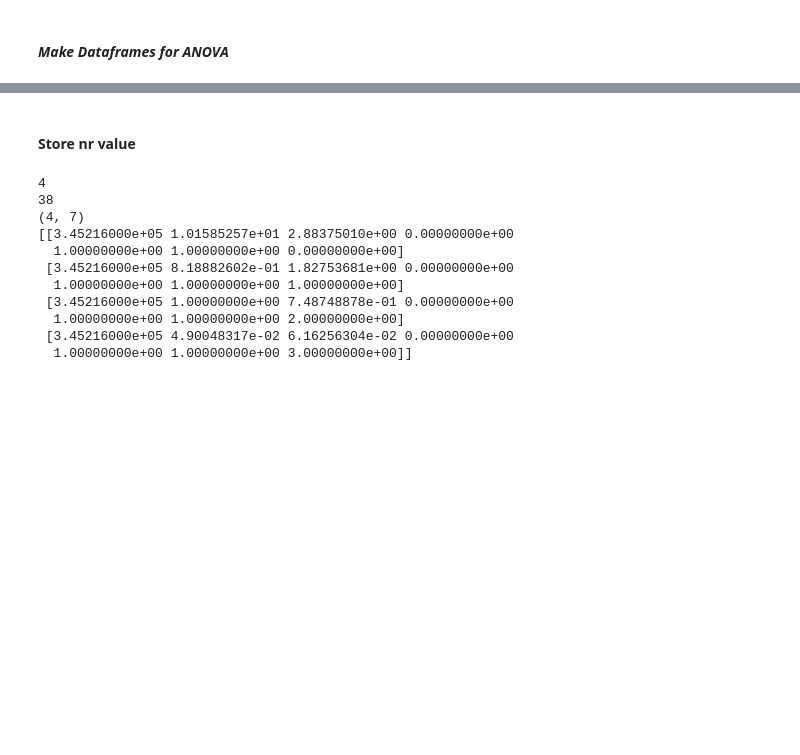
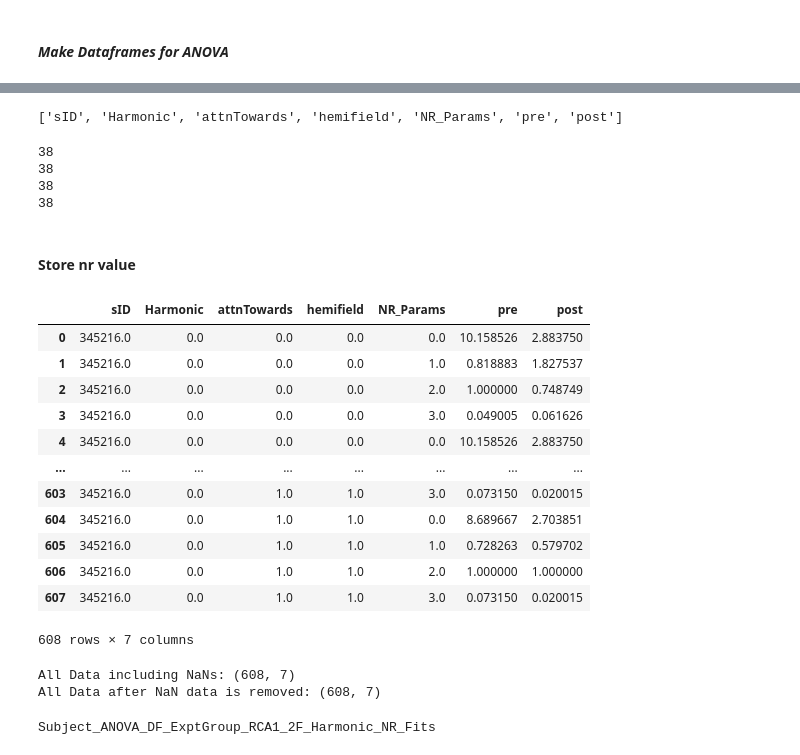
Before and after one commit to PatriciaNL/SSRP_Analysis, a Jupyter notebook: NakaRushtonFits_Script.ipynb, the cells around one changed output, grey strips where cells are left out. Drawn from its saved outputs; the diff is of its cells as text; code cells hidden in the pictures; blank space fills up the shorter version.

```diff
--- a/NakaRushtonFits_Script.ipynb
+++ b/NakaRushtonFits_Script.ipynb
@@ -670,19 +676,53 @@ for conds in range(4):
+# %%
+headers = ['sID','Harmonic','attnTowards','hemifield', 'NR_Params','pre','post',]
+print(headers)
+# %% [output]
+['sID', 'Harmonic', 'attnTowards', 'hemifield', 'NR_Params', 'pre', 'post']
+# %%
+GoodSubjs = np.ones((int(len(Subj_Ids))))
+# %%
+temp_df_storage = {}
+
+for CombineFrames in range(4):
+    GoodSubjMats = [NakaRushtonConditon_dfs[CombineFrames][i] for i in range(len(GoodSubjs)) if GoodSubjs[i] == 1]
+    print(len(GoodSubjMats))
+    temp_df_storage[CombineFrames] = np.concatenate(GoodSubjMats,axis = 0)
+# %% [output]
+38
+38
+38
+38
+# %%
+arr2list = list(temp_df_storage.values()) # turn array into a list
+CombineAllDataFrames = np.concatenate(arr2list,axis = 0) # concatenate the 4 conditon data frames into 1
+Add_Headers_2_DF = pd.DataFrame(CombineAllDataFrames, columns = headers) # add headers to mat
 # %% [markdown]
 #### Store nr value
-# %%
-print(len(NakaRushtonConditon_dfs))
-print(len(NakaRushtonConditon_dfs[0]))
-print((NakaRushtonConditon_dfs[0][0].shape))
-print((NakaRushtonConditon_dfs[0][0]))
-# %% [output]
-4
-38
-(4, 7)
-[[3.45216000e+05 1.01585257e+01 2.88375010e+00 0.00000000e+00
-  1.00000000e+00 1.00000000e+00 0.00000000e+00]
- [3.45216000e+05 8.18882602e-01 1.82753681e+00 0.00000000e+00
-  1.00000000e+00 1.00000000e+00 1.00000000e+00]
- [3.45216000e+05 1.00000000e+00 7.48748878e-01 0.00000000e+00
-  1.00000000e+00 1.00000000e+00 2.00000000e+00]
- [3.45216000e+05 4.90048317e-02 6.16256304e-02 0.00000000e+00
-  1.00000000e+00 1.00000000e+00 3.00000000e+00]]
+# %%
+Add_Headers_2_DF
+# %% [output]
+|  | sID | Harmonic | attnTowards | hemifield | NR_Params | pre | post |
+| 0 | 345216.0 | 0.0 | 0.0 | 0.0 | 0.0 | 10.158526 | 2.883750 |
+| 1 | 345216.0 | 0.0 | 0.0 | 0.0 | 1.0 | 0.818883 | 1.827537 |
+| 2 | 345216.0 | 0.0 | 0.0 | 0.0 | 2.0 | 1.000000 | 0.748749 |
+| 3 | 345216.0 | 0.0 | 0.0 | 0.0 | 3.0 | 0.049005 | 0.061626 |
+| 4 | 345216.0 | 0.0 | 0.0 | 0.0 | 0.0 | 10.158526 | 2.883750 |
+| ... | ... | ... | ... | ... | ... | ... | ... |
+| 603 | 345216.0 | 0.0 | 1.0 | 1.0 | 3.0 | 0.073150 | 0.020015 |
+| 604 | 345216.0 | 0.0 | 1.0 | 1.0 | 0.0 | 8.689667 | 2.703851 |
+| 605 | 345216.0 | 0.0 | 1.0 | 1.0 | 1.0 | 0.728263 | 0.579702 |
+| 606 | 345216.0 | 0.0 | 1.0 | 1.0 | 2.0 | 1.000000 | 1.000000 |
+| 607 | 345216.0 | 0.0 | 1.0 | 1.0 | 3.0 | 0.073150 | 0.020015 |
+608 rows × 7 columns
+# %%
+print(f'All Data including NaNs: {Add_Headers_2_DF.shape}') # get shape
+No_Nans_inDataFrame = Add_Headers_2_DF.dropna(subset=[Add_Headers_2_DF.columns[-1]]) # drop nans from missing files
+print(f'All Data after NaN data is removed: {No_Nans_inDataFrame.shape}')
+# %% [output]
+All Data including NaNs: (608, 7)
+All Data after NaN data is removed: (608, 7)
+# %%
+FileOutName = 'Subject_ANOVA_DF_ExptGroup_RCA1_2F_Harmonic_NR_Fits'
+print(FileOutName)
+# %% [output]
+Subject_ANOVA_DF_ExptGroup_RCA1_2F_Harmonic_NR_Fits
```
Also changed, not shown: parts of 7 cells of this notebook.
